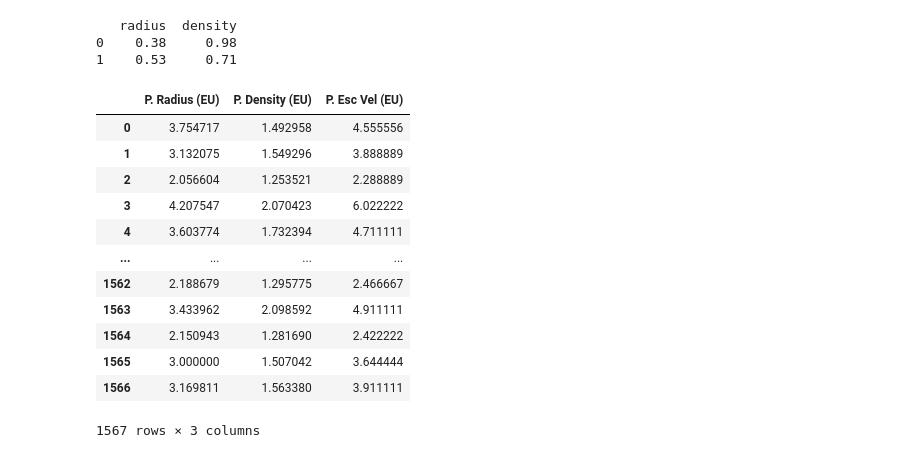
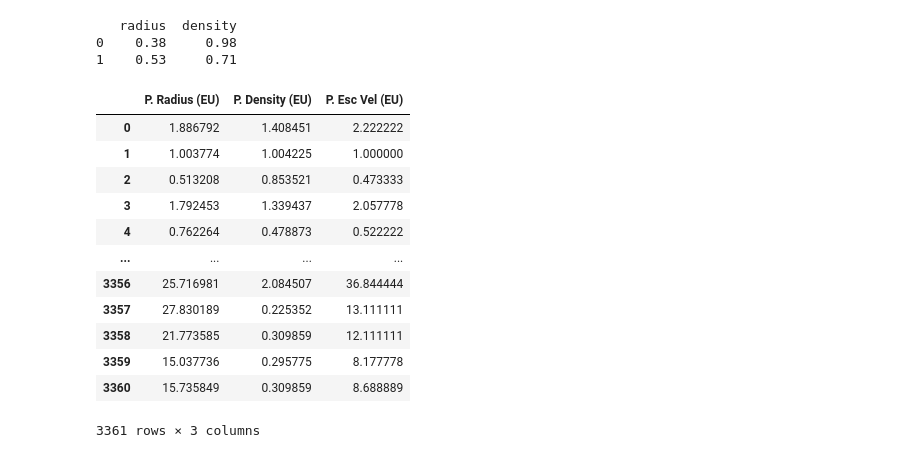
Before and after one commit to Adi-Rai/ExoPSI, a Jupyter notebook: Aditya_Testing/Basic Functions .ipynb, the cells around one changed output. Cells and saved outputs as stored; diff of their text form; code cells hidden in the pictures.

```diff
--- a/Aditya_Testing/Basic Functions .ipynb
+++ b/Aditya_Testing/Basic Functions .ipynb
@@ -101,11 +104,11 @@ def SI_intsurf(data):
 # %%
 params = ['radius', 'density']
-df = pd.read_csv(r"C:\Users\raiad\Downloads\Rock NESI.csv")
+df = pd.read_excel(r"Test Dataset.xlsx")
 upper_lims=[1.9, 1.5,1.4,323]
 lower_lims = [0.5, 0.7,0.4,273]
 ref_val = [1,1,1,288]
 #surf_param=['P. Esc Vel (EU)','P. Teq Mean (K)']
 #int_param=['P. Radius (EU)','P. Density (EU)']
-ESI_data2 = calc_ESI(df.iloc[:,[5,6,8,9]],upper_lims,lower_lims,ref_val,surf_param=['P. Esc Vel (EU)','P. Teq Mean (K)'],int_param=['P. Radius (EU)','P. Density (EU)'])
+ESI_data2 = calc_ESI(df.iloc[:,[5,6,7,9]],upper_lims,lower_lims,ref_val,0.8,surf_param=['P. Esc Vel (EU)','P. Ts Mean (K)'],int_param=['P. Radius (EU)','P. Density (EU)'],p_index=df.loc[:,'P. Name'])
 ESI_data2
 # %% [output]
@@ -327,19 +331,19 @@ def unit_conv(data,ref_index):
             k+=1
     return unit_conv_df
 # %%
-mars_data = unit_conv(df.iloc[:,[5,6,8]],[0.53,0.71,0.45])
+mars_data = unit_conv(df.iloc[:,[5,6,7]],[0.53,0.71,0.45])
 mars_data
 # %% [output]
 |  | P. Radius (EU) | P. Density (EU) | P. Esc Vel (EU) |
-| 0 | 3.754717 | 1.492958 | 4.555556 |
-| 1 | 3.132075 | 1.549296 | 3.888889 |
-| 2 | 2.056604 | 1.253521 | 2.288889 |
-| 3 | 4.207547 | 2.070423 | 6.022222 |
-| 4 | 3.603774 | 1.732394 | 4.711111 |
+| 0 | 1.886792 | 1.408451 | 2.222222 |
+| 1 | 1.003774 | 1.004225 | 1.000000 |
+| 2 | 0.513208 | 0.853521 | 0.473333 |
+| 3 | 1.792453 | 1.339437 | 2.057778 |
+| 4 | 0.762264 | 0.478873 | 0.522222 |
 | ... | ... | ... | ... |
-| 1562 | 2.188679 | 1.295775 | 2.466667 |
-| 1563 | 3.433962 | 2.098592 | 4.911111 |
-| 1564 | 2.150943 | 1.281690 | 2.422222 |
-| 1565 | 3.000000 | 1.507042 | 3.644444 |
-| 1566 | 3.169811 | 1.563380 | 3.911111 |
+| 3356 | 25.716981 | 2.084507 | 36.844444 |
+| 3357 | 27.830189 | 0.225352 | 13.111111 |
+| 3358 | 21.773585 | 0.309859 | 12.111111 |
+| 3359 | 15.037736 | 0.295775 | 8.177778 |
+| 3360 | 15.735849 | 0.309859 | 8.688889 |
-1567 rows × 3 columns
+3361 rows × 3 columns
```
Also changed, not shown: parts of 6 cells of this notebook.
